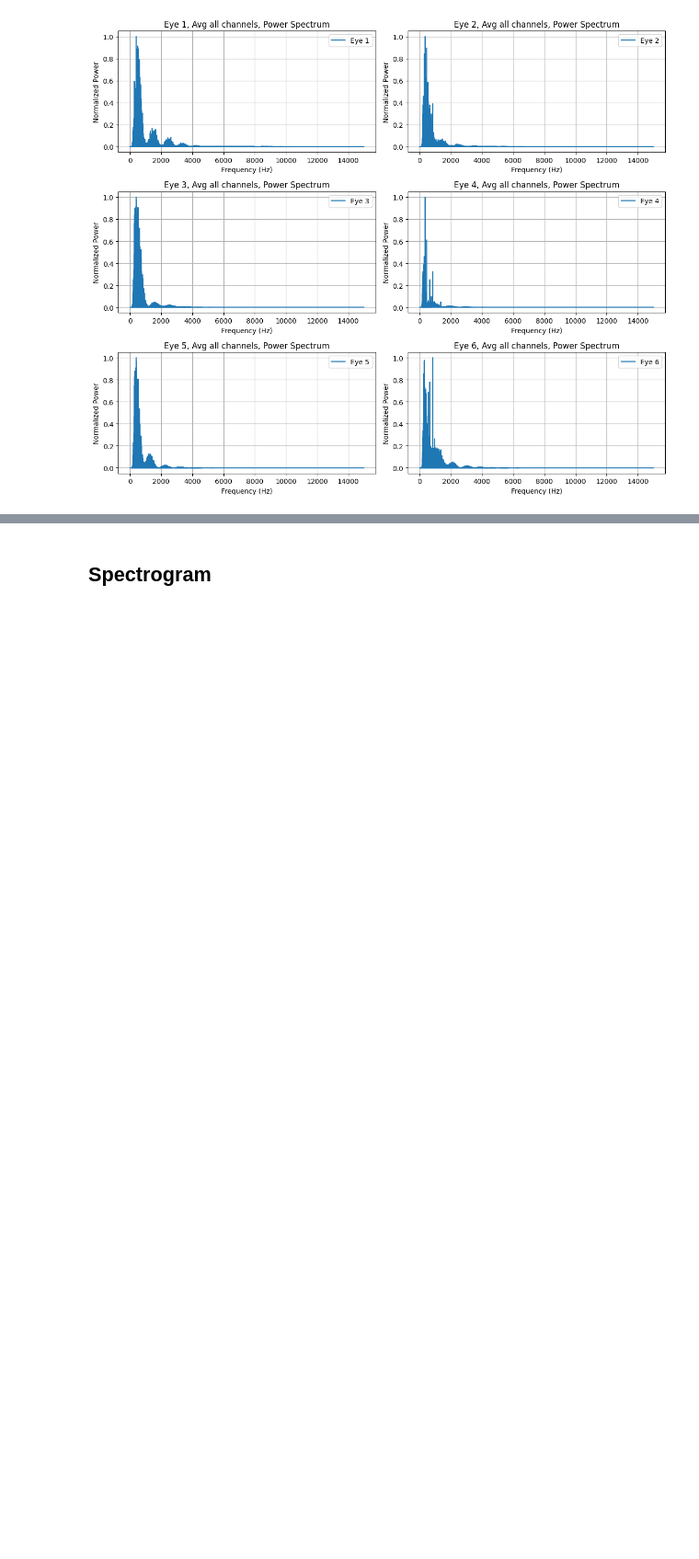
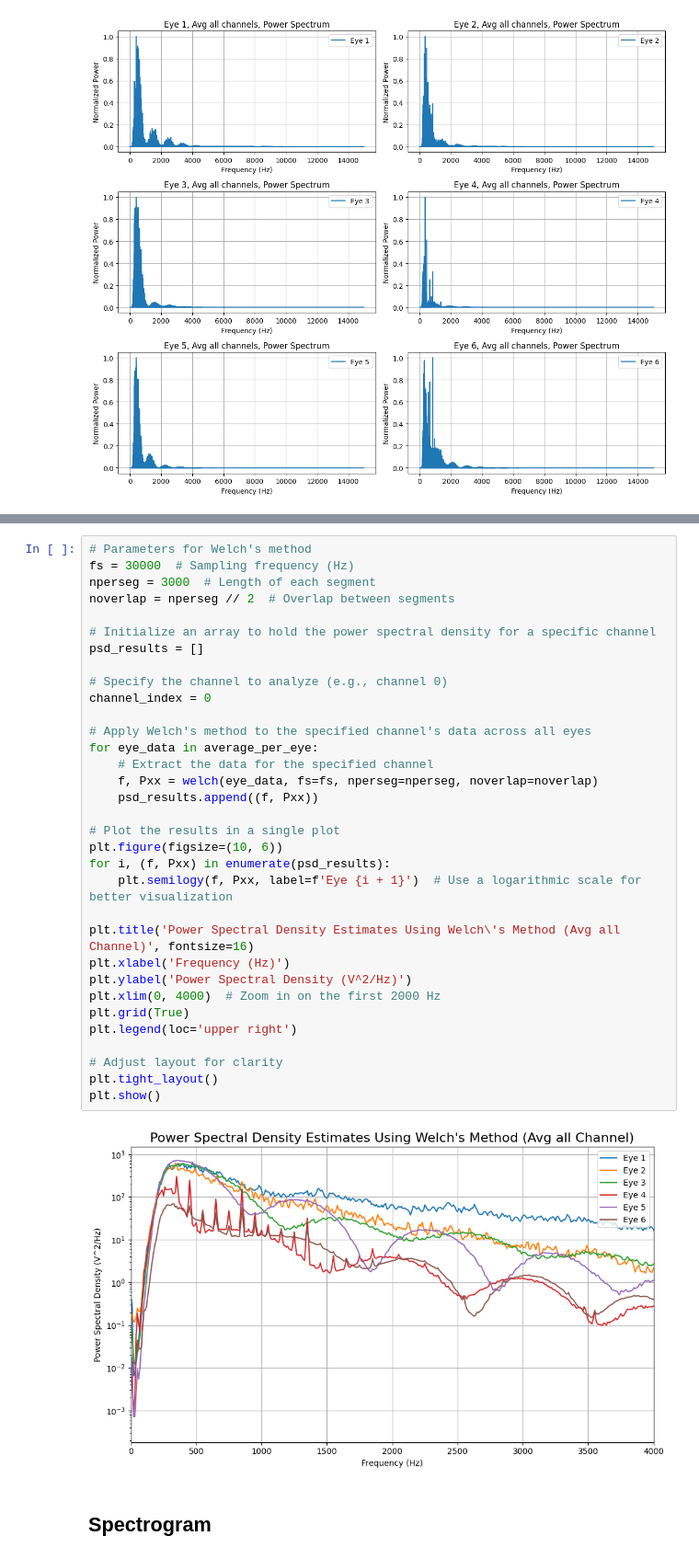
Before and after one commit to Whitesheep18/retinal-ecap-detection, a Jupyter notebook: ml_scripts/frequency_domian_analysis.ipynb, the cells around one changed output, grey strips where cells are left out. Shown at 92% size. Saved outputs shown, nothing was run; the diff lists cells and outputs as text; blank space fills up the shorter version.

```diff
--- a/ml_scripts/frequency_domian_analysis.ipynb
+++ b/ml_scripts/frequency_domian_analysis.ipynb
@@ -191,3 +190,38 @@ plt.show()
+# %%
+# Parameters for Welch's method
+fs = 30000  # Sampling frequency (Hz)
+nperseg = 3000  # Length of each segment
+noverlap = nperseg // 2  # Overlap between segments
+
+# Initialize an array to hold the power spectral density for a specific channel
+psd_results = []
+
+# Specify the channel to analyze (e.g., channel 0)
+channel_index = 0
+
+# Apply Welch's method to the specified channel's data across all eyes
+for eye_data in average_per_eye:
+    # Extract the data for the specified channel
+    f, Pxx = welch(eye_data, fs=fs, nperseg=nperseg, noverlap=noverlap)
+    psd_results.append((f, Pxx))
+
+# Plot the results in a single plot
+plt.figure(figsize=(10, 6))
+for i, (f, Pxx) in enumerate(psd_results):
+    plt.semilogy(f, Pxx, label=f'Eye {i + 1}')  # Use a logarithmic scale for better visualization
+
+plt.title('Power Spectral Density Estimates Using Welch\'s Method (Avg all Channel)', fontsize=16)
+plt.xlabel('Frequency (Hz)')
+plt.ylabel('Power Spectral Density (V^2/Hz)')
+plt.xlim(0, 4000)  # Zoom in on the first 2000 Hz
+plt.grid(True)
+plt.legend(loc='upper right')
+
+# Adjust layout for clarity
+plt.tight_layout()
+plt.show()
+# %% [output]
+[figure, added]
 # %% [markdown]
 ## Spectrogram
 # %%
```
Also changed, not shown: parts of 3 cells of this notebook, 3 other files.
